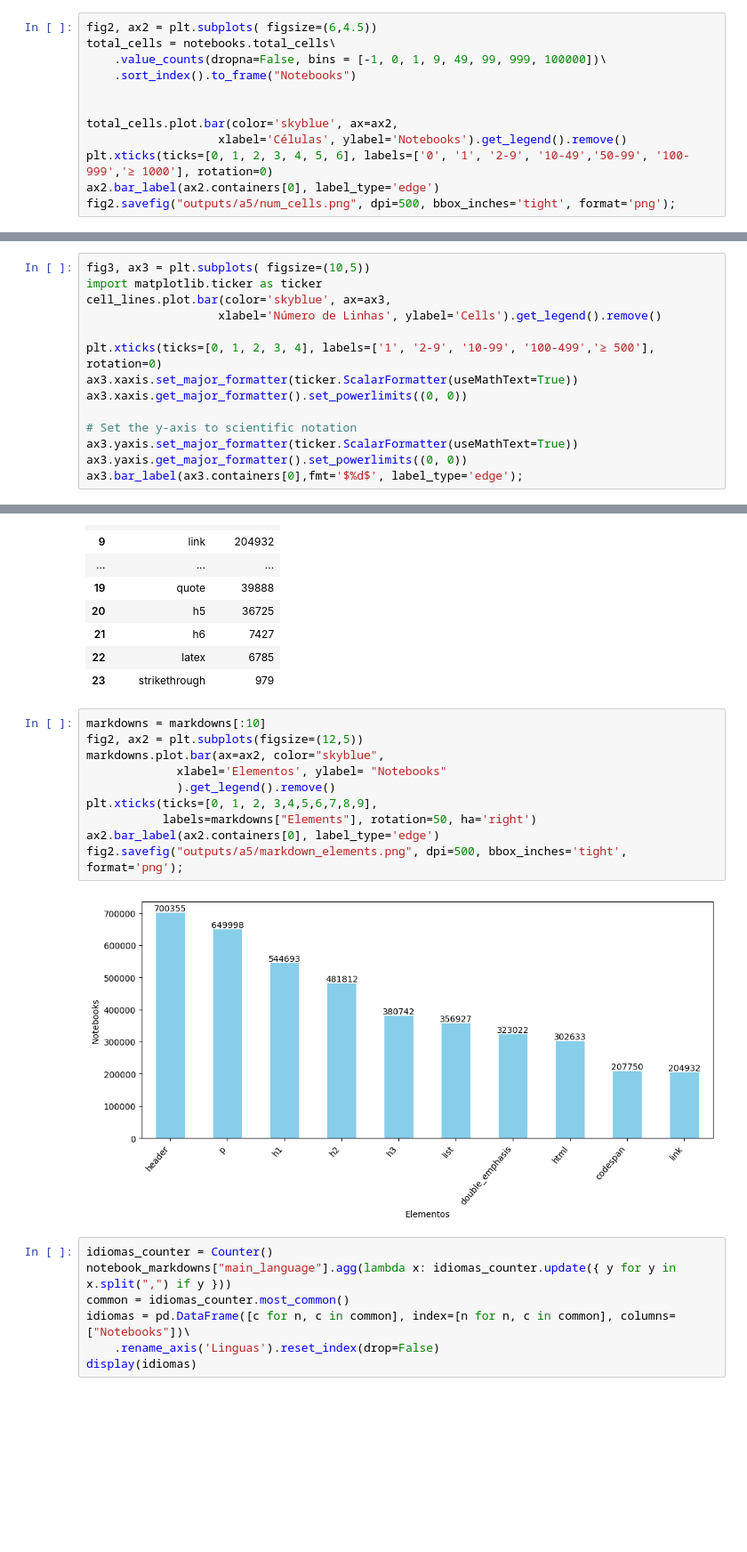
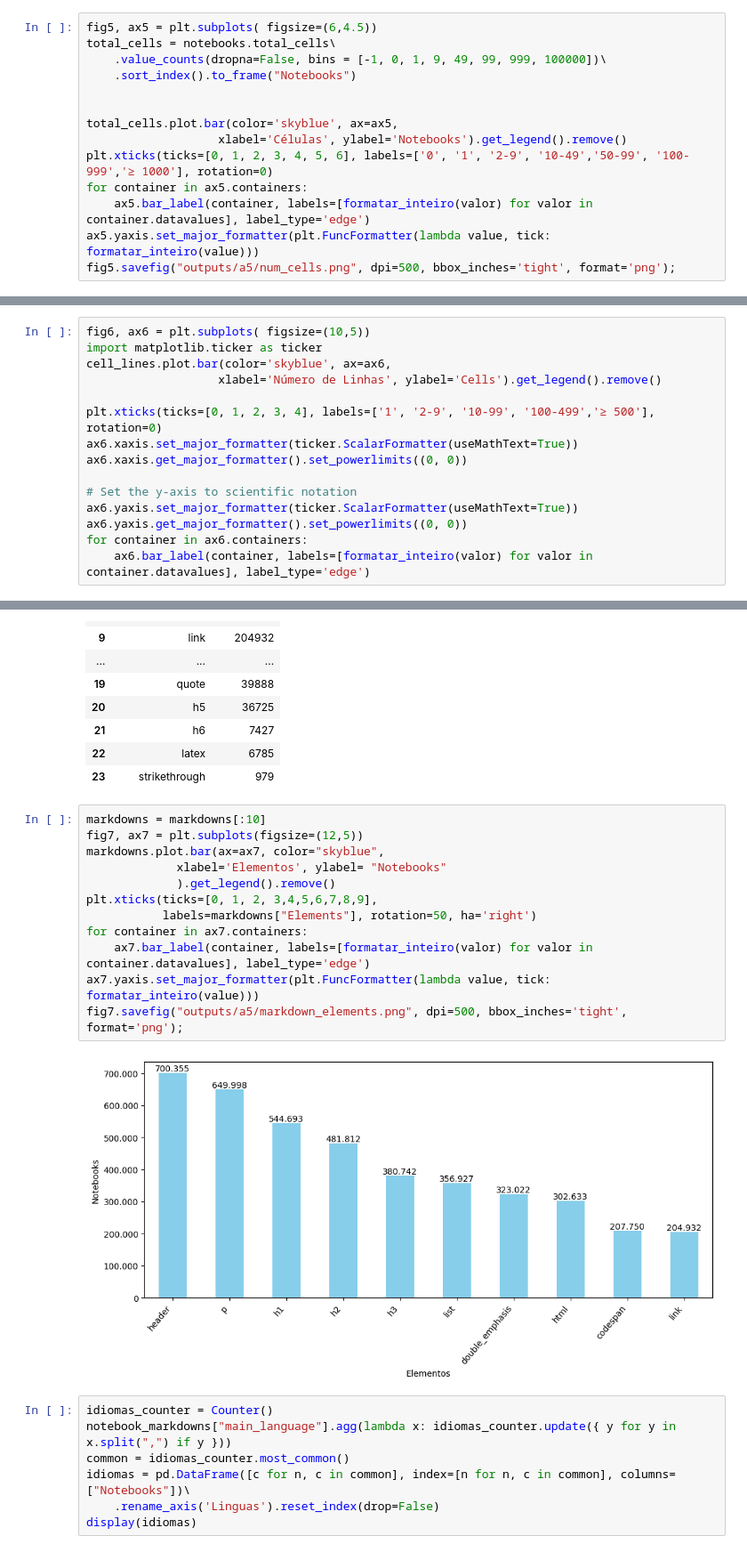
Before and after one commit to dew-uff/dsmining, a Jupyter notebook: src/analyzes/a5_code_and_data.ipynb, the cells around one changed output, grey strips where cells are left out. Shown at 89% size. Saved outputs shown, nothing was run; the diff lists cells and outputs as text; blank space fills up the shorter version.

```diff
--- a/src/analyzes/a5_code_and_data.ipynb
+++ b/src/analyzes/a5_code_and_data.ipynb
@@ -97,14 +129,16 @@ fig4.savefig("outputs/a5/cell_types.png", dpi=500, format='png')
 # %% [markdown]
 ### Número de Células por Notebook
 # %%
-fig2, ax2 = plt.subplots( figsize=(6,4.5))
+fig5, ax5 = plt.subplots( figsize=(6,4.5))
 total_cells = notebooks.total_cells\
     .value_counts(dropna=False, bins = [-1, 0, 1, 9, 49, 99, 999, 100000])\
     .sort_index().to_frame("Notebooks")
 
 
-total_cells.plot.bar(color='skyblue', ax=ax2,
+total_cells.plot.bar(color='skyblue', ax=ax5,
                    xlabel='Células', ylabel='Notebooks').get_legend().remove()
 plt.xticks(ticks=[0, 1, 2, 3, 4, 5, 6], labels=['0', '1', '2-9', '10-49','50-99', '100-999','≥ 1000'], rotation=0)
-ax2.bar_label(ax2.containers[0], label_type='edge')
-fig2.savefig("outputs/a5/num_cells.png", dpi=500, bbox_inches='tight', format='png');
+for container in ax5.containers:
+    ax5.bar_label(container, labels=[formatar_inteiro(valor) for valor in container.datavalues], label_type='edge')
+ax5.yaxis.set_major_formatter(plt.FuncFormatter(lambda value, tick: formatar_inteiro(value)))
+fig5.savefig("outputs/a5/num_cells.png", dpi=500, bbox_inches='tight', format='png');
@@ -127,16 +163,17 @@ cell_lines = pd.read_sql_query("""SELECT'0-1' AS range, COUNT(CASE WHEN lines BE
                                 """,
                                conn)
 # %%
-fig3, ax3 = plt.subplots( figsize=(10,5))
+fig6, ax6 = plt.subplots( figsize=(10,5))
 import matplotlib.ticker as ticker
-cell_lines.plot.bar(color='skyblue', ax=ax3,
+cell_lines.plot.bar(color='skyblue', ax=ax6,
                    xlabel='Número de Linhas', ylabel='Cells').get_legend().remove()
 
 plt.xticks(ticks=[0, 1, 2, 3, 4], labels=['1', '2-9', '10-99', '100-499','≥ 500'], rotation=0)
-ax3.xaxis.set_major_formatter(ticker.ScalarFormatter(useMathText=True))
-ax3.xaxis.get_major_formatter().set_powerlimits((0, 0))
+ax6.xaxis.set_major_formatter(ticker.ScalarFormatter(useMathText=True))
+ax6.xaxis.get_major_formatter().set_powerlimits((0, 0))
 
 # Set the y-axis to scientific notation
-ax3.yaxis.set_major_formatter(ticker.ScalarFormatter(useMathText=True))
-ax3.yaxis.get_major_formatter().set_powerlimits((0, 0))
-ax3.bar_label(ax3.containers[0],fmt='$%d$', label_type='edge');
+ax6.yaxis.set_major_formatter(ticker.ScalarFormatter(useMathText=True))
+ax6.yaxis.get_major_formatter().set_powerlimits((0, 0))
+for container in ax6.containers:
+    ax6.bar_label(container, labels=[formatar_inteiro(valor) for valor in container.datavalues], label_type='edge')
@@ -179,16 +218,18 @@ display(markdowns)
 | 23 | strikethrough | 979 |
 # %%
 markdowns = markdowns[:10]
-fig2, ax2 = plt.subplots(figsize=(12,5))
-markdowns.plot.bar(ax=ax2, color="skyblue",
+fig7, ax7 = plt.subplots(figsize=(12,5))
+markdowns.plot.bar(ax=ax7, color="skyblue",
              xlabel='Elementos', ylabel= "Notebooks"
              ).get_legend().remove()
 plt.xticks(ticks=[0, 1, 2, 3,4,5,6,7,8,9],
            labels=markdowns["Elements"], rotation=50, ha='right')
-ax2.bar_label(ax2.containers[0], label_type='edge')
-fig2.savefig("outputs/a5/markdown_elements.png", dpi=500, bbox_inches='tight', format='png');
+for container in ax7.containers:
+    ax7.bar_label(container, labels=[formatar_inteiro(valor) for valor in container.datavalues], label_type='edge')
+ax7.yaxis.set_major_formatter(plt.FuncFormatter(lambda value, tick: formatar_inteiro(value)))
+fig7.savefig("outputs/a5/markdown_elements.png", dpi=500, bbox_inches='tight', format='png');
 # %% [output]
-[figure, old version]
+[figure, new version]
 # %%
 idiomas_counter = Counter()
 notebook_markdowns["main_language"].agg(lambda x: idiomas_counter.update({ y for y in x.split(",") if y }))
```
Also changed, not shown: parts of 24 cells of this notebook, 10 other files.
